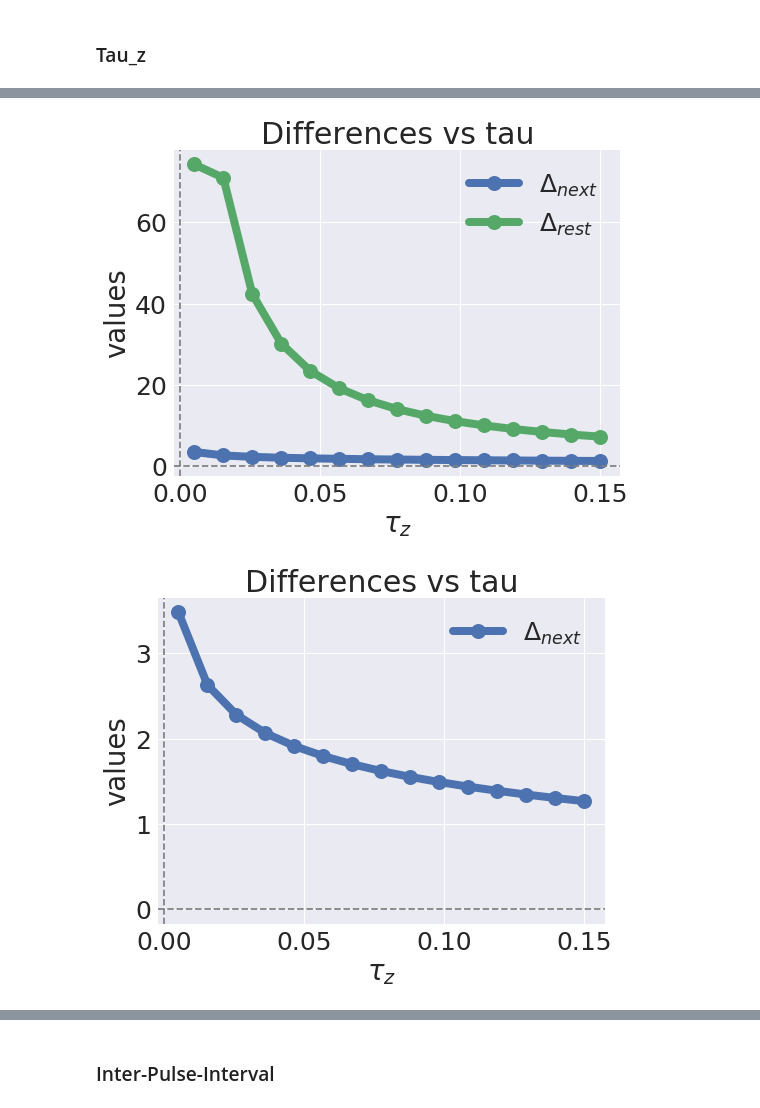
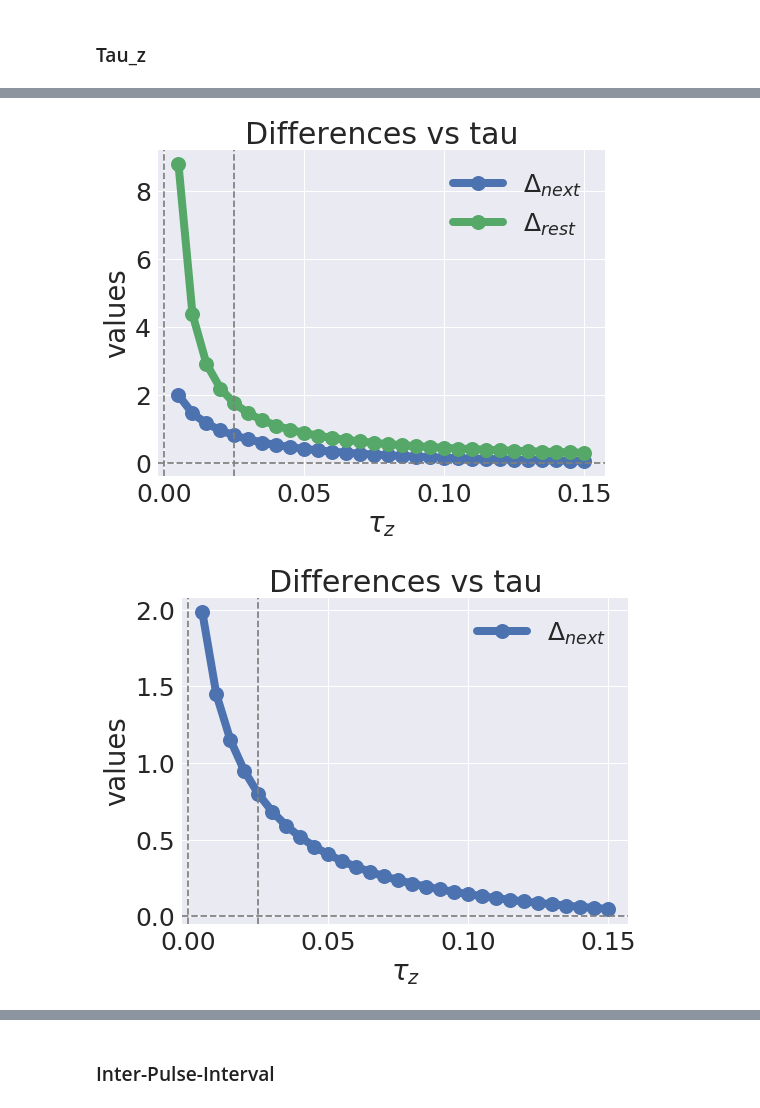
Before and after one commit to h-mayorquin/sequence_learning_paper, a Jupyter notebook: jupyter/2018-08-12(Response of a connectivity matrix to a homogeneous training protocol).ipynb, the cells around one changed output, grey strips where cells are left out. Drawn from its saved outputs; the diff is of its cells as text; code cells hidden in the pictures.

```diff
--- a/jupyter/2018-08-12(Response of a connectivity matrix to a homogeneous training protocol).ipynb
+++ b/jupyter/2018-08-12(Response of a connectivity matrix to a homogeneous training protocol).ipynb
@@ -311,7 +304,7 @@ inter_pulse_interval = 0
 tau_z_pre = 0.025
 tau_z_post = 0.025
 
-tau_z_vector = np.linspace(0.005, 0.150, num=num)
+tau_z_vector = np.linspace(0.025, 0.150, num=num)
 for index, tau_z_pre in enumerate(tau_z_vector):
     results_dictionary = get_weights_structure(training_time, inter_pulse_interval, tau_z_pre,
                                                tau_z_post, include_first=True)
@@ -359,15 +354,16 @@ lw = 8
 ms = 15
 colors = sns.color_palette("Greys", num)
 
-
+training_time = 0.100
 inter_pulse_interval = 0
 tau_z_pre = 0.025
-tau_z_post = 0.025
+tau_z_post = 0.005
 
-training_times_vector = np.linspace(0.020, 2.500, num=num)
+training_times_vector = np.linspace(0.020, 1.500, num=num)
 ratios = np.zeros(num)
 diff_next = np.zeros(num)
 diff_rest = np.zeros(num)
+mean_alpha_differences = np.zeros(num)
 
 for index, training_time in enumerate(training_times_vector):
     results_dictionary = get_weights_structure(training_time, inter_pulse_interval, tau_z_pre,
@@ -375,4 +371,6 @@ for index, training_time in enumerate(training_times_vector):
     ratios[index] = results_dictionary['r']
     diff_next[index] = results_dictionary['diff_next']
     diff_rest[index] = results_dictionary['diff_rest']
+    alphas = results_dictionary['alphas']
+    mean_alpha_differences[index] = np.mean(np.diff(alphas))
 # %% [output]
@@ -425,12 +468,12 @@ ax.legend();
 ### Tau_z
 # %%
 %%time
-num = 15
+num = 30
 lw = 8
 ms = 15
 colors = sns.color_palette("Greys", num)
 
-
+training_time = 0.100
 inter_pulse_interval = 0
 tau_z_pre = 0.025
 tau_z_post = 0.025
@@ -439,6 +482,8 @@ tau_z_vector = np.linspace(0.005, 0.150, num=num)
 ratios = np.zeros(num)
 diff_next = np.zeros(num)
 diff_rest = np.zeros(num)
+mean_alpha_differences = np.zeros(num)
+
 
 for index, tau_z_pre in enumerate(tau_z_vector):
     results_dictionary = get_weights_structure(training_time, inter_pulse_interval, tau_z_pre,
@@ -446,4 +491,6 @@ for index, tau_z_pre in enumerate(tau_z_vector):
     ratios[index] = results_dictionary['r']
     diff_next[index] = results_dictionary['diff_next']
     diff_rest[index] = results_dictionary['diff_rest']
+    alphas = results_dictionary['alphas']
+    mean_alpha_differences[index] = np.mean(np.diff(alphas))
 # %% [output]
@@ -459,8 +506,11 @@ ax.plot(independent, ratios, 'o-', ms=ms, lw=lw)
 ax.set_xlabel(xlabel)
 ax.set_ylabel('Ratio')
 
+ax.axhline(1, ls='--', color='gray')
 ax.axhline(0, ls='--', color='gray')
-ax.axvline(0, ls='--', color='gray');
+ax.axvline(0, ls='--', color='gray')
+ax.axvline(tau_z_post, ls='--', color='gray');
+
 
 fig = plt.figure()
 ax = fig.add_subplot(111)
@@ -473,6 +523,7 @@ ax.set_ylabel('values')
 
 ax.axhline(0, ls='--', color='gray')
 ax.axvline(0, ls='--', color='gray')
+ax.axvline(tau_z_post, ls='--', color='gray');
 
 ax.legend();
 
@@ -480,12 +531,43 @@ fig = plt.figure()
 ax = fig.add_subplot(111)
 
 ax.plot(independent, diff_next, 'o-', ms=ms, lw=lw, label=r'$\Delta_{next}$')
+ax.plot(independent, 'o-', ms=ms, lw=lw, label=r'$\Delta_{rest}$')
 ax.set_title('Differences vs tau')
 ax.set_xlabel(xlabel)
 ax.set_ylabel('values')
 
 ax.axhline(0, ls='--', color='gray')
 ax.axvline(0, ls='--', color='gray')
+ax.axvline(tau_z_post, ls='--', color='gray');
 
 ax.legend();
+
+fig = plt.figure()
+ax = fig.add_subplot(111)
+
+ax.plot(independent, diff_next + diff_rest, 'o-', ms=ms, lw=lw, label=r'$\Delta_{next}$')
+ax.set_title('Differences vs tau')
+ax.set_xlabel(xlabel)
+ax.set_ylabel('values')
+
+ax.axhline(0, ls='--', color='gray')
+ax.axvline(0, ls='--', color='gray')
+ax.axvline(tau_z_post, ls='--', color='gray');
+
+ax.legend();
+
+fig = plt.figure()
+ax = fig.add_subplot(111)
+
+ax.plot(independent, mean_alpha_differences, 'o-', ms=ms, lw=lw, label=r'$\Delta \alpha$')
+ax.set_title('Mean alpha difference')
+ax.set_xlabel(xlabel)
+ax.set_ylabel('values')
+
+ax.axhline(1.0, ls='--', color='gray')
+ax.axhline(0, ls='--', color='gray')
+ax.axvline(0, ls='--', color='gray')
+ax.axvline(tau_z_post, ls='--', color='gray');
+
+ax.legend();
 # %% [output]
@@ -493,2 +575,2 @@ ax.legend();
-[figure, old version]
+[figure, new version]
-[figure, old version]
+[figure, new version]
```
Also changed, not shown: parts of 20 cells of this notebook, 26 other files.
